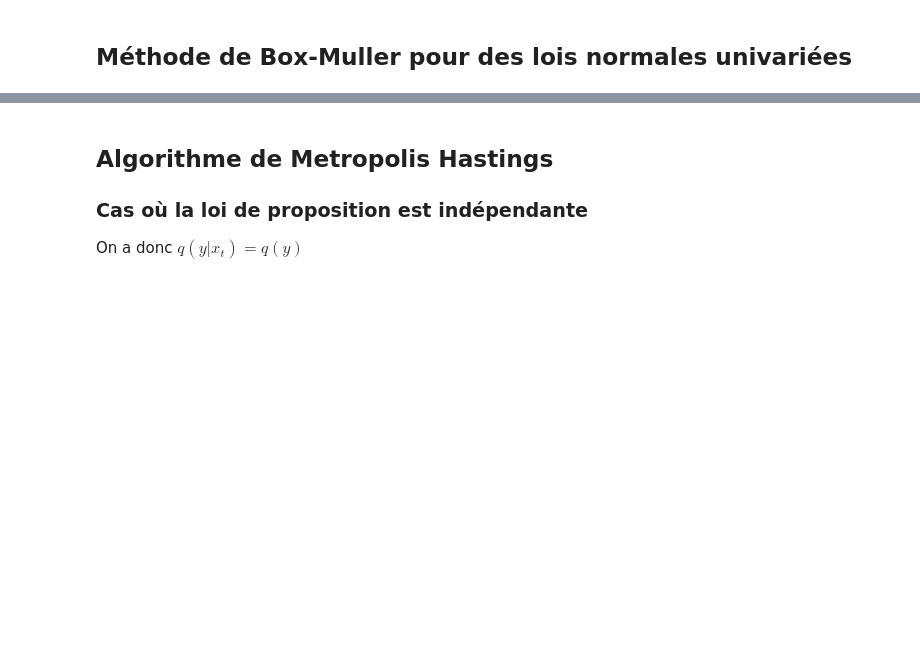
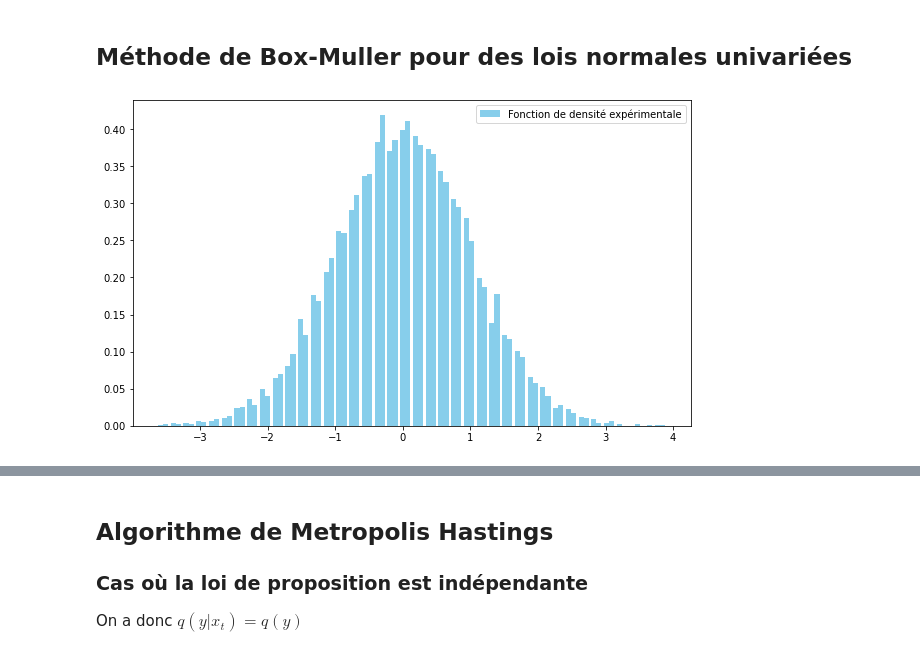
Before and after one commit to LoanSarazin/sdia-estimation, a Jupyter notebook: TP3/TP3_MARIZY.ipynb, the cells around one changed output, grey strips where cells are left out. Cells and saved outputs as stored; diff of their text form; code cells hidden in the pictures; blank space fills up the shorter version.

Commit message:
TP3 Marizy Fin BoxMuller et loi multivariées

```diff
--- a/TP3/TP3_MARIZY.ipynb
+++ b/TP3/TP3_MARIZY.ipynb
@@ -79,6 +79,27 @@ plt.show()
 # %% [markdown]
 ##  Méthode de Box-Muller pour des lois normales univariées
 # %%
-def BoxMuller(N):
-    simul = np.array([0 for _ in range(N)], dtype = float)
-    for _ in range(N):
+def BoxMuller(N, u1f, u2f):
+    simul = np.array([(0., 0.) for _ in range(N)])
+    for i in range(N):
+        u1 = u1f.rvs(size = 1)
+        u2 = u2f.rvs(size = 1)
+        R = -2*log(u1)
+        V = 2*pi*u2
+        z1 = sqrt(R)*cos(V)
+        z2 = sqrt(R)*sin(V)
+
+        simul[i] = (z1, z2)
+    return simul
+# %%
+u1f = uniform()
+u2f = uniform()
+X_BM = BoxMuller(10000//2, u1f, u2f)
+# %%
+plt.figure(figsize = (10, 6))
+plt.hist(X_BM, bins = 40, density = True, color = ['skyblue', 'skyblue'], label = "Fonction de densité expérimentale")
+
+plt.legend()
+plt.show()
+# %% [output]
+[figure, added]
```
Also changed, not shown: parts of 9 cells of this notebook.
